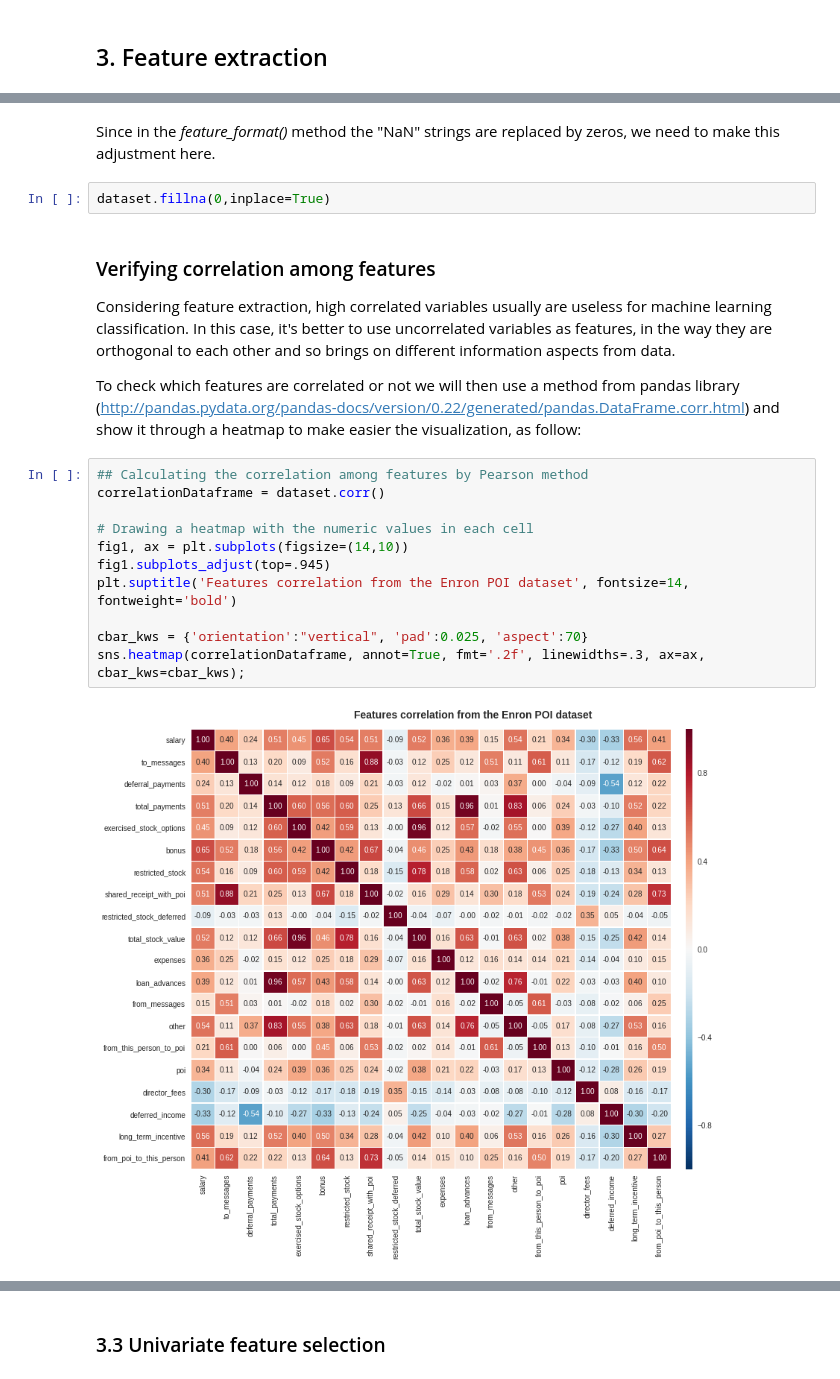
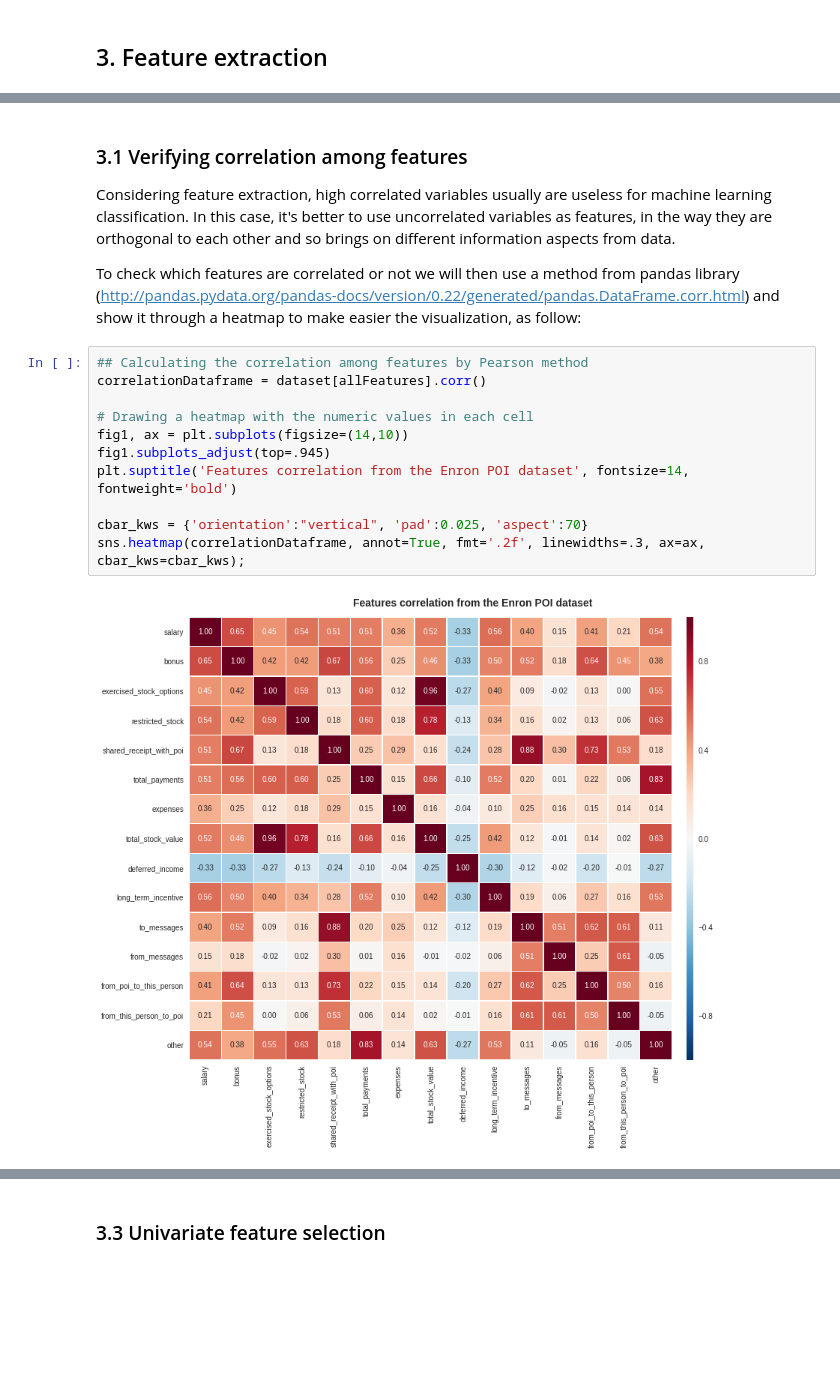
Before and after one commit to tbnsilveira/DAND-MachineLearning, a Jupyter notebook: poi_analysis.ipynb, the cells around one changed output, grey strips where cells are left out. Cells and saved outputs as stored; diff of their text form; blank space fills up the shorter version.

```diff
--- a/poi_analysis.ipynb
+++ b/poi_analysis.ipynb
@@ -280,22 +274,19 @@ preFeatures = [u'salary', u'to_messages', u'total_payments',
-# %% [markdown]
-Since in the *feature_format()* method the "NaN" strings are replaced by zeros, we need to make this adjustment here.
-# %%
-dataset.fillna(0,inplace=True)
 # %% [markdown]
-### Verifying correlation among features
+<a id='sec3.1'></a>
+### 3.1 Verifying correlation among features
 Considering feature extraction, high correlated variables usually are useless for machine learning classification. In this case, it's better to use uncorrelated variables as features, in the way they are orthogonal to each other and so brings on different information aspects from data.
 
 To check which features are correlated or not we will then use a method from pandas library (http://pandas.pydata.org/pandas-docs/version/0.22/generated/pandas.DataFrame.corr.html) and show it through a heatmap to make easier the visualization, as follow:
 # %%
 ## Calculating the correlation among features by Pearson method
-correlationDataframe = dataset.corr()
+correlationDataframe = dataset[allFeatures].corr()
 
 # Drawing a heatmap with the numeric values in each cell
 fig1, ax = plt.subplots(figsize=(14,10))
 fig1.subplots_adjust(top=.945)
 plt.suptitle('Features correlation from the Enron POI dataset', fontsize=14, fontweight='bold')
 
 cbar_kws = {'orientation':"vertical", 'pad':0.025, 'aspect':70}
 sns.heatmap(correlationDataframe, annot=True, fmt='.2f', linewidths=.3, ax=ax, cbar_kws=cbar_kws);
 # %% [output]
-[figure, old version]
+[figure, new version]
```
Also changed, not shown: parts of 45 cells of this notebook.
